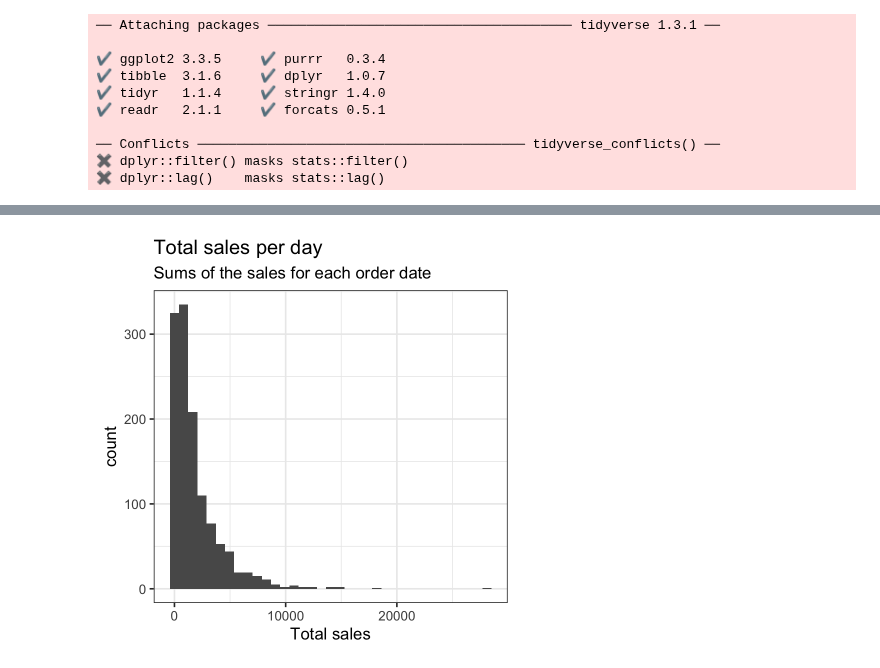
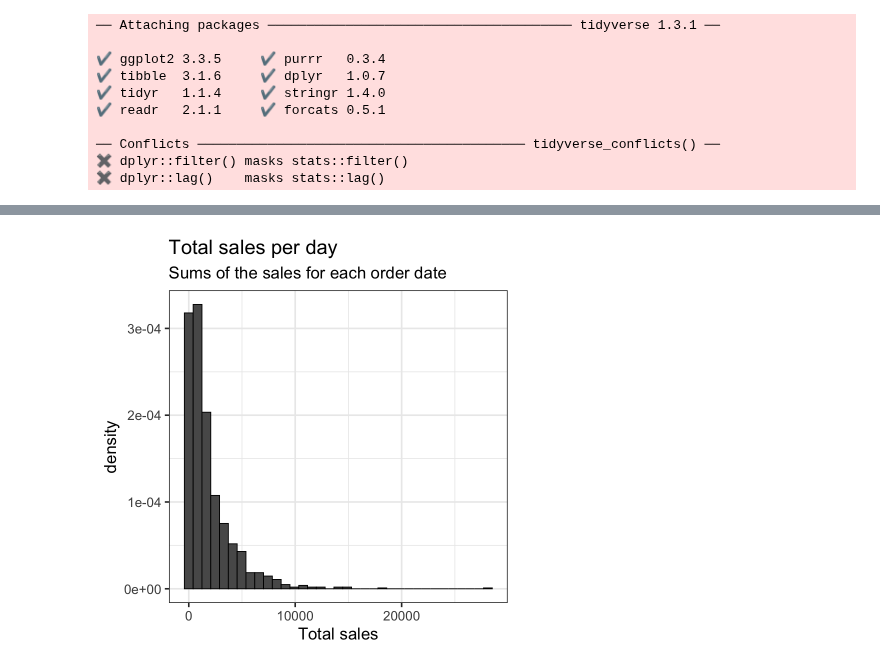
Before and after one commit to ppkgtmm/data-models, a Jupyter notebook: L7/Exercise.ipynb, the cells around one changed output, grey strips where cells are left out. Cells and saved outputs as stored; diff of their text form; code cells hidden in the pictures.

```diff
--- a/L7/Exercise.ipynb
+++ b/L7/Exercise.ipynb
@@ -45,12 +51,12 @@ A tibble: 6 × 21
 # %%
 sum_day_sales <- data %>%
 group_by(`Order Date`) %>%
-summarise(x = sum(Sales))
+summarise(`Total Sales` = sum(Sales))
 
 ggplot(sum_day_sales) +
-geom_histogram(aes(x = x), bins = 35) +
+geom_histogram(aes(x = `Total Sales`, y = ..density..), color = 'black', bins = 35) +
 xlab('Total sales') +
 ggtitle('Total sales per day', subtitle = 'Sums of the sales for each order date') +
 theme_bw(base_size = 20)
 # %% [output]
-[figure, old version]
+[figure, new version]
```
Also changed, not shown: parts of 5 cells of this notebook.
